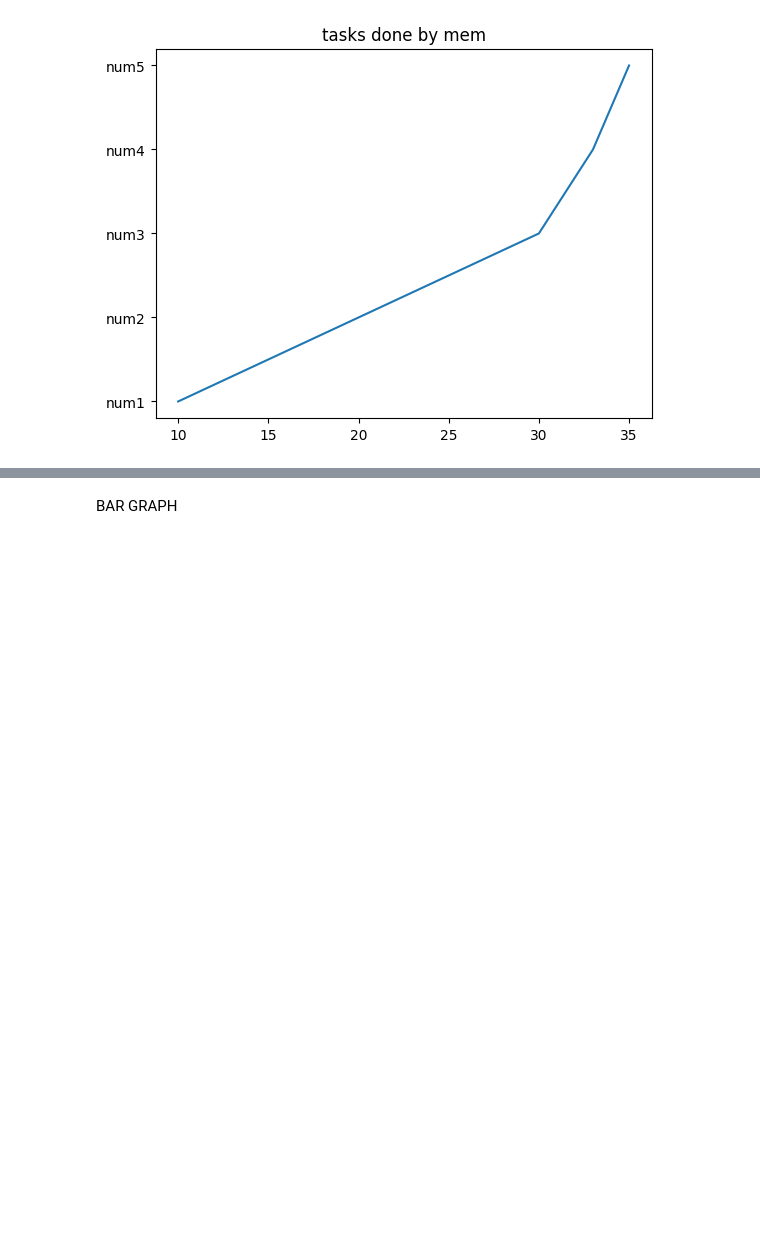
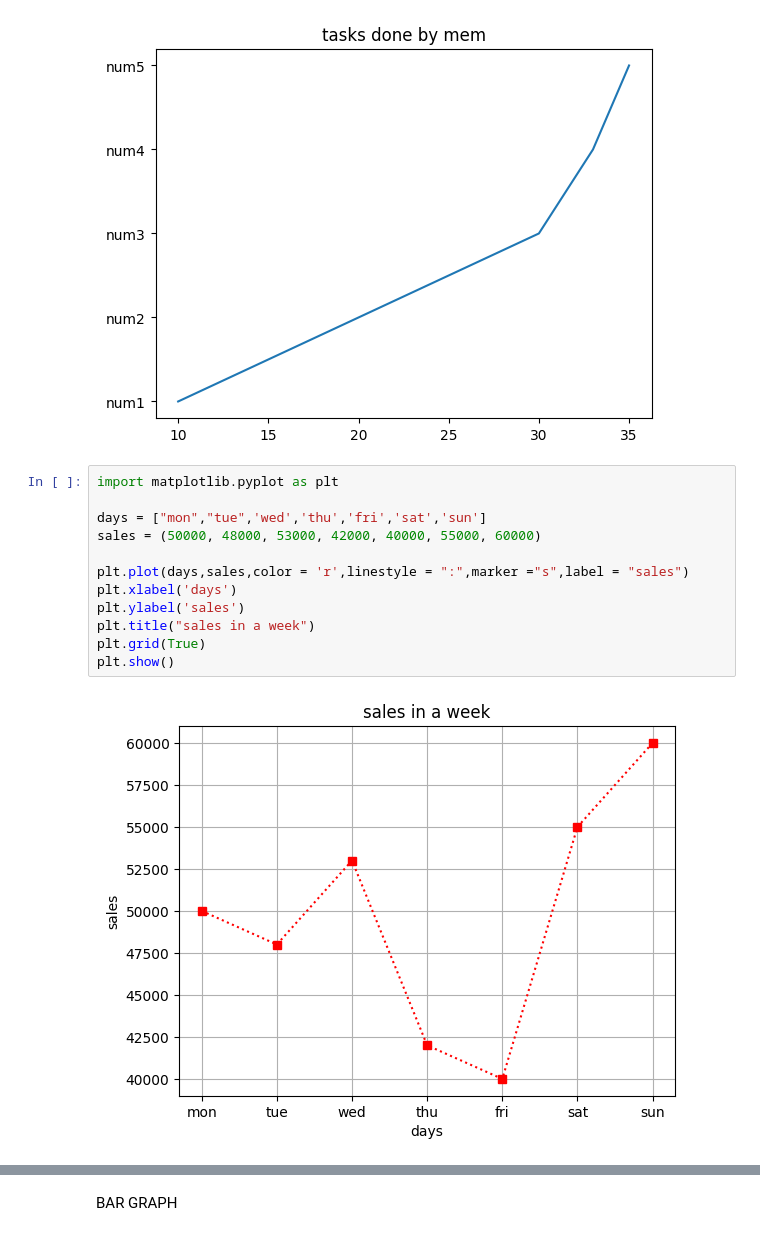
Before and after one commit to yash144-code/daily-python-work, a Jupyter notebook: data_science.ipynb, the cells around one changed output, grey strips where cells are left out. Saved outputs shown, nothing was run; the diff lists cells and outputs as text; blank space fills up the shorter version.

```diff
--- a/data_science.ipynb
+++ b/data_science.ipynb
@@ -1687,3 +2052,17 @@ plt.title("tasks done by mem")
 plt.show()
 # %% [output]
 [figure]
+# %%
+import matplotlib.pyplot as plt
+
+days = ["mon","tue",'wed','thu','fri','sat','sun']
+sales = (50000, 48000, 53000, 42000, 40000, 55000, 60000)
+
+plt.plot(days,sales,color = 'r',linestyle = ":",marker ="s",label = "sales")
+plt.xlabel('days')
+plt.ylabel('sales')
+plt.title("sales in a week")
+plt.grid(True)
+plt.show()
+# %% [output]
+[figure, added]
```
Also changed, not shown: parts of 36 cells of this notebook.
